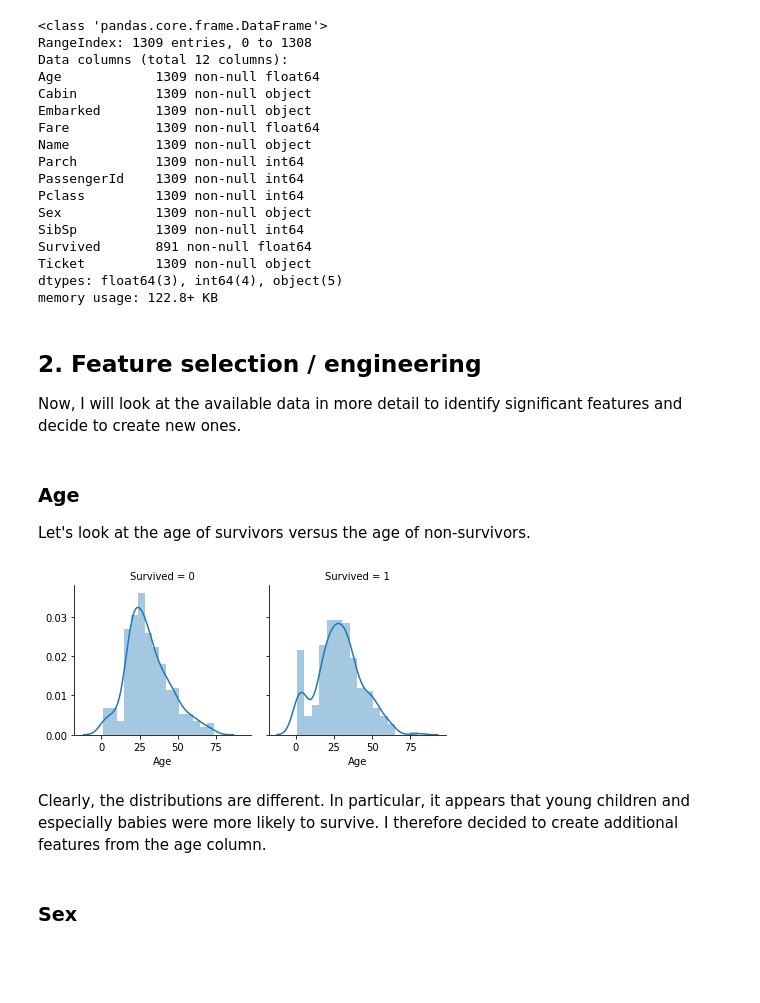
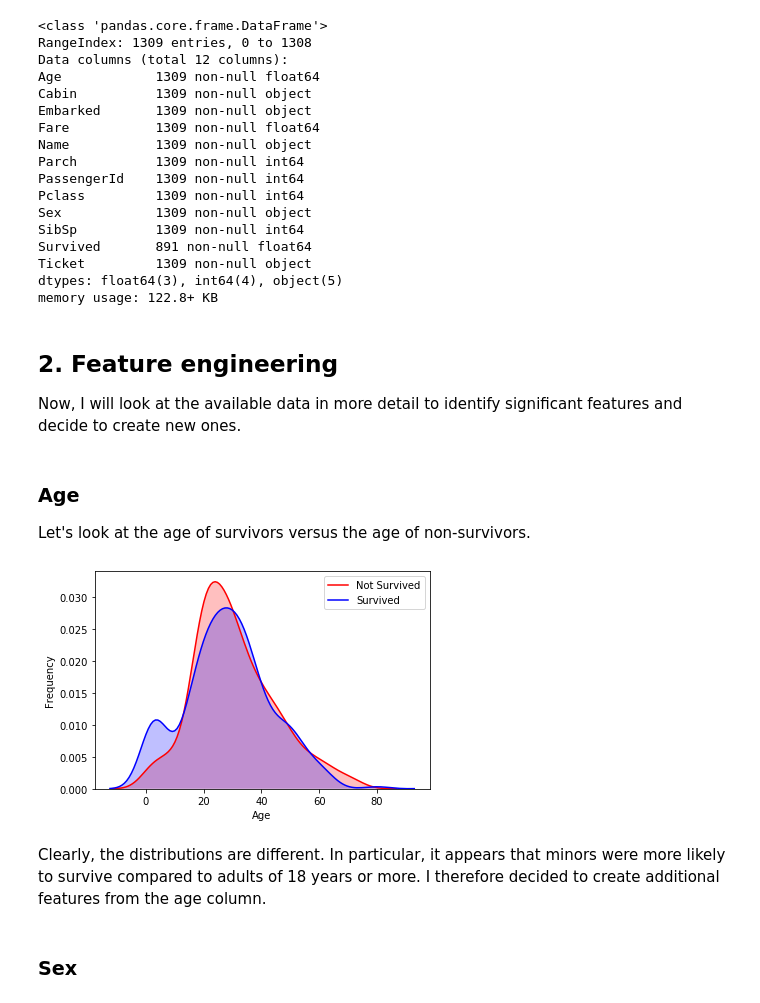
Before and after one commit to SAuroux/ml_practice, a Jupyter notebook: titanic/Titanic_ML.ipynb, the cells around one changed output. Cells and saved outputs as stored; diff of their text form; code cells hidden in the pictures; blank space fills up the shorter version.

```diff
--- a/titanic/Titanic_ML.ipynb
+++ b/titanic/Titanic_ML.ipynb
@@ -140,18 +131,21 @@ Ticket         1309 non-null object
 dtypes: float64(3), int64(4), object(5)
 memory usage: 122.8+ KB
 # %% [markdown]
-## 2. Feature selection / engineering
+## 2. Feature engineering
 
 Now, I will look at the available data in more detail to identify significant features and decide to create new ones.
 # %% [markdown]
 ### Age
 
 Let's look at the age of survivors versus the age of non-survivors.
-# %%
-g = sns.FacetGrid(train, col='Survived')
-g = g.map(sns.distplot, 'Age')
-# %% [output]
-[figure, removed]
+# %%
+g = sns.kdeplot(train['Age'][(train['Survived'] == 0) & (train['Age'].notnull())], color='Red', shade = True)
+g = sns.kdeplot(train['Age'][(train['Survived'] == 1) & (train['Age'].notnull())], ax =g, color='Blue', shade= True)
+g.set_xlabel('Age')
+g.set_ylabel('Frequency')
+g = g.legend(['Not Survived','Survived'])
+# %% [output]
+[figure, added]
 # %% [markdown]
-Clearly, the distributions are different. In particular, it appears that young children and especially babies were more likely to survive. I therefore decided to create additional features from the age column.
+Clearly, the distributions are different. In particular, it appears that minors were more likely to survive compared to adults of 18 years or more. I therefore decided to create additional features from the age column.
 # %%
```
Also changed, not shown: parts of 116 cells of this notebook, 8 other files.
